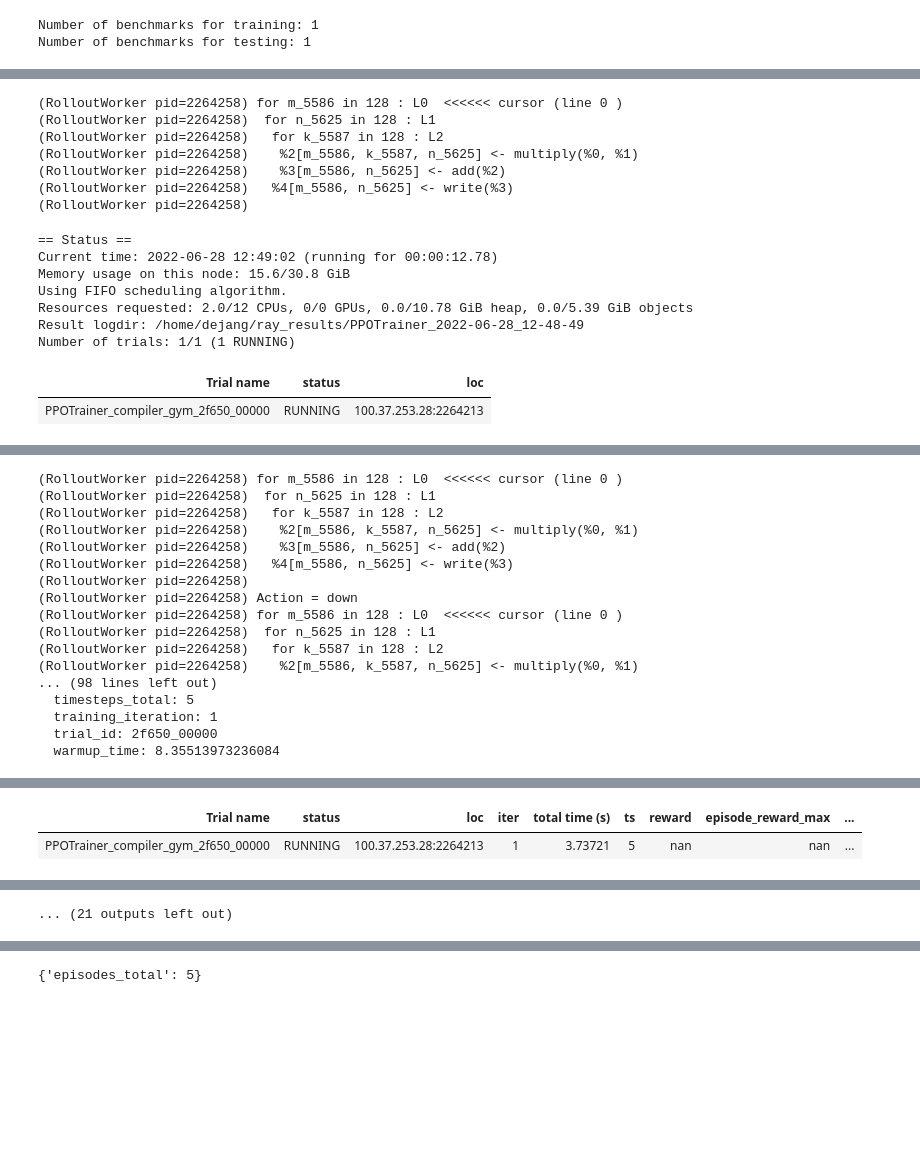
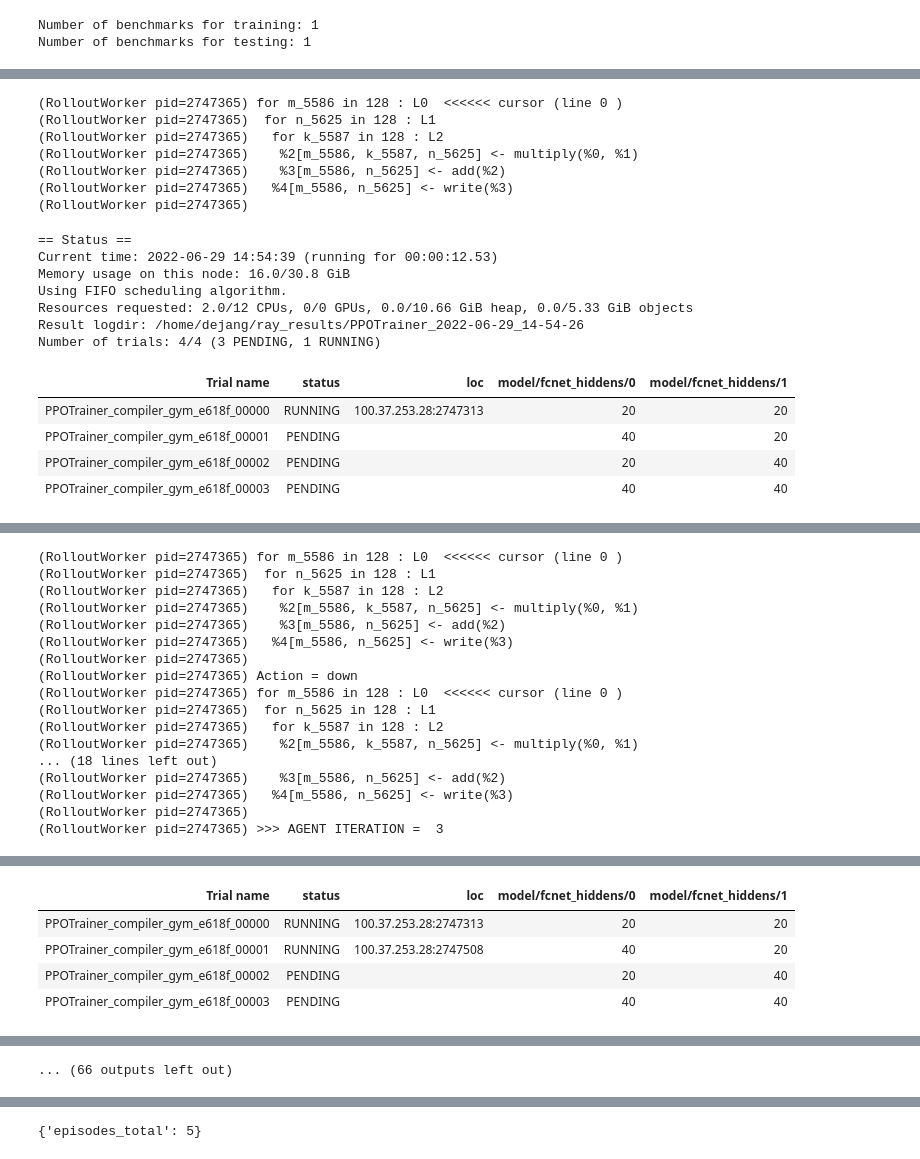
Before and after one commit to loopstack/looptune, a Jupyter notebook: loop_tool_service/rllib.ipynb, the cells around one changed output, grey strips where cells are left out. Saved outputs shown, nothing was run; the diff lists cells and outputs as text; code cells hidden in the pictures; blank space fills up the shorter version.

Commit message:
Running RLlib Agent with wandb and stride_tensor

```diff
--- a/loop_tool_service/rllib.ipynb
+++ b/loop_tool_service/rllib.ipynb
@@ -169,6 +173,12 @@ analysis = tune.run(
         "rollout_fragment_length": 5,
         "train_batch_size": 5,
         "sgd_minibatch_size": 5,
+        "model": {                            # The NN model we'll optimize.
+            'fcnet_hiddens': [                # "Fully-connected network with N hidden layers".
+                tune.grid_search([20, 40]),   # Try these four values for layer one.
+                tune.grid_search([20, 40])    # Try these four values for layer two.
+            ]
+        },
     }
 )
 # %% [output]
@@ -182,16 +193,19 @@ analysis = tune.run(
-(RolloutWorker pid=2264258) for m_5586 in 128 : L0  <<<<<< cursor (line 0 )
-(RolloutWorker pid=2264258)  for n_5625 in 128 : L1
-(RolloutWorker pid=2264258)   for k_5587 in 128 : L2
-(RolloutWorker pid=2264258)    %2[m_5586, k_5587, n_5625] <- multiply(%0, %1)
-(RolloutWorker pid=2264258)    %3[m_5586, n_5625] <- add(%2)
-(RolloutWorker pid=2264258)   %4[m_5586, n_5625] <- write(%3)
-(RolloutWorker pid=2264258)
+(RolloutWorker pid=2747365) for m_5586 in 128 : L0  <<<<<< cursor (line 0 )
+(RolloutWorker pid=2747365)  for n_5625 in 128 : L1
+(RolloutWorker pid=2747365)   for k_5587 in 128 : L2
+(RolloutWorker pid=2747365)    %2[m_5586, k_5587, n_5625] <- multiply(%0, %1)
+(RolloutWorker pid=2747365)    %3[m_5586, n_5625] <- add(%2)
+(RolloutWorker pid=2747365)   %4[m_5586, n_5625] <- write(%3)
+(RolloutWorker pid=2747365)
 == Status ==
-Current time: 2022-06-28 12:49:02 (running for 00:00:12.78)
-Memory usage on this node: 15.6/30.8 GiB
+Current time: 2022-06-29 14:54:39 (running for 00:00:12.53)
+Memory usage on this node: 16.0/30.8 GiB
 Using FIFO scheduling algorithm.
-Resources requested: 2.0/12 CPUs, 0/0 GPUs, 0.0/10.78 GiB heap, 0.0/5.39 GiB objects
-Result logdir: /home/dejang/ray_results/PPOTrainer_2022-06-28_12-48-49
-Number of trials: 1/1 (1 RUNNING)
+Resources requested: 2.0/12 CPUs, 0/0 GPUs, 0.0/10.66 GiB heap, 0.0/5.33 GiB objects
+Result logdir: /home/dejang/ray_results/PPOTrainer_2022-06-29_14-54-26
+Number of trials: 4/4 (3 PENDING, 1 RUNNING)
-| Trial name | status | loc |
-| PPOTrainer_compiler_gym_2f650_00000 | RUNNING | 100.37.253.28:2264213 |
+| Trial name | status | loc | model/fcnet_hiddens/0 | model/fcnet_hiddens/1 |
+| PPOTrainer_compiler_gym_e618f_00000 | RUNNING | 100.37.253.28:2747313 | 20 | 20 |
+| PPOTrainer_compiler_gym_e618f_00001 | PENDING |  | 40 | 20 |
+| PPOTrainer_compiler_gym_e618f_00002 | PENDING |  | 20 | 40 |
+| PPOTrainer_compiler_gym_e618f_00003 | PENDING |  | 40 | 40 |
@@ -203,17 +219,17 @@ Number of trials: 1/1 (1 RUNNING)
-(RolloutWorker pid=2264258) for m_5586 in 128 : L0  <<<<<< cursor (line 0 )
-(RolloutWorker pid=2264258)  for n_5625 in 128 : L1
-(RolloutWorker pid=2264258)   for k_5587 in 128 : L2
-(RolloutWorker pid=2264258)    %2[m_5586, k_5587, n_5625] <- multiply(%0, %1)
-(RolloutWorker pid=2264258)    %3[m_5586, n_5625] <- add(%2)
-(RolloutWorker pid=2264258)   %4[m_5586, n_5625] <- write(%3)
-(RolloutWorker pid=2264258)
-(RolloutWorker pid=2264258) Action = down
-(RolloutWorker pid=2264258) for m_5586 in 128 : L0  <<<<<< cursor (line 0 )
-(RolloutWorker pid=2264258)  for n_5625 in 128 : L1
-(RolloutWorker pid=2264258)   for k_5587 in 128 : L2
-(RolloutWorker pid=2264258)    %2[m_5586, k_5587, n_5625] <- multiply(%0, %1)
-... (98 lines left out)
-  timesteps_total: 5
-  training_iteration: 1
-  trial_id: 2f650_00000
-  warmup_time: 8.35513973236084
+(RolloutWorker pid=2747365) for m_5586 in 128 : L0  <<<<<< cursor (line 0 )
+(RolloutWorker pid=2747365)  for n_5625 in 128 : L1
+(RolloutWorker pid=2747365)   for k_5587 in 128 : L2
+(RolloutWorker pid=2747365)    %2[m_5586, k_5587, n_5625] <- multiply(%0, %1)
+(RolloutWorker pid=2747365)    %3[m_5586, n_5625] <- add(%2)
+(RolloutWorker pid=2747365)   %4[m_5586, n_5625] <- write(%3)
+(RolloutWorker pid=2747365)
+(RolloutWorker pid=2747365) Action = down
+(RolloutWorker pid=2747365) for m_5586 in 128 : L0  <<<<<< cursor (line 0 )
+(RolloutWorker pid=2747365)  for n_5625 in 128 : L1
+(RolloutWorker pid=2747365)   for k_5587 in 128 : L2
+(RolloutWorker pid=2747365)    %2[m_5586, k_5587, n_5625] <- multiply(%0, %1)
+... (18 lines left out)
+(RolloutWorker pid=2747365)    %3[m_5586, n_5625] <- add(%2)
+(RolloutWorker pid=2747365)   %4[m_5586, n_5625] <- write(%3)
+(RolloutWorker pid=2747365)
+(RolloutWorker pid=2747365) >>> AGENT ITERATION =  3
@@ -227,2 +242,0 @@ Number of trials: 1/1 (1 RUNNING)
-| Trial name | status | loc | iter | total time (s) | ts | reward | episode_reward_max | ... |
-| PPOTrainer_compiler_gym_2f650_00000 | RUNNING | 100.37.253.28:2264213 | 1 | 3.73721 | 5 | nan | nan | ... |
@@ -249,0 +257,5 @@ Number of trials: 1/1 (1 RUNNING)
+| Trial name | status | loc | model/fcnet_hiddens/0 | model/fcnet_hiddens/1 |
+| PPOTrainer_compiler_gym_e618f_00000 | RUNNING | 100.37.253.28:2747313 | 20 | 20 |
+| PPOTrainer_compiler_gym_e618f_00001 | RUNNING | 100.37.253.28:2747508 | 40 | 20 |
+| PPOTrainer_compiler_gym_e618f_00002 | PENDING |  | 20 | 40 |
+| PPOTrainer_compiler_gym_e618f_00003 | PENDING |  | 40 | 40 |
@@ -274,4 +286,4 @@ Number of trials: 1/1 (1 RUNNING)
-... (21 outputs left out)
+... (66 outputs left out)
 # %%
 checkpoint = analysis.get_best_checkpoint(
     metric="episode_reward_mean",
```
Also changed, not shown: parts of 12 cells of this notebook, 59 other files.
